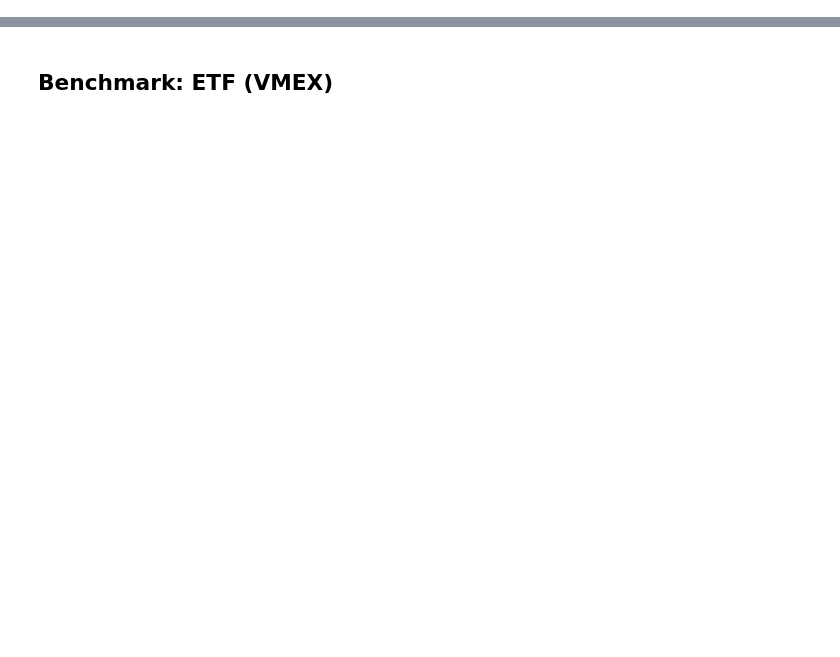
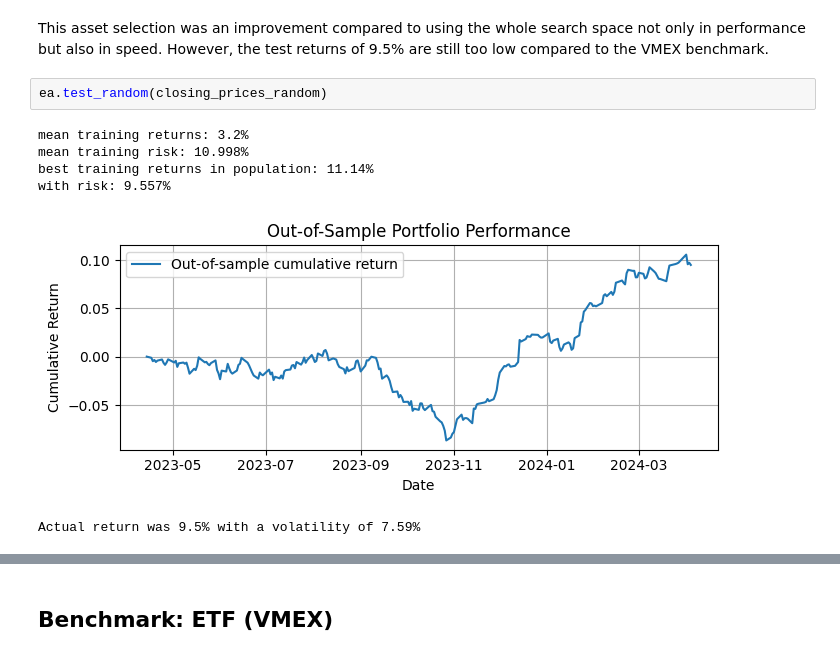
Before and after one commit to PanDomene/Evolutionary-Algorithm-for-Portfolio-Optimization, a Jupyter notebook: notebooks/benchmarks.ipynb, the cells around one changed output, grey strips where cells are left out. Cells and saved outputs as stored; diff of their text form; blank space fills up the shorter version.

```diff
--- a/notebooks/benchmarks.ipynb
+++ b/notebooks/benchmarks.ipynb
@@ -84 +55,12 @@ risk: 12.169%
+# %% [markdown]
+This asset selection was an improvement compared to using the whole search space not only in performance but also in speed. However, the test returns of 9.5% are still too low compared to the VMEX benchmark.
+# %%
+ea.test_random(closing_prices_random)
+# %% [output]
+mean training returns: 3.2%
+mean training risk: 10.998%
+best training returns in population: 11.14%
+with risk: 9.557%
+[figure, added]
+Actual return was 9.5% with a volatility of 7.59%
 # %% [markdown]
```
Also changed, not shown: parts of 29 cells of this notebook, 8 other files.
